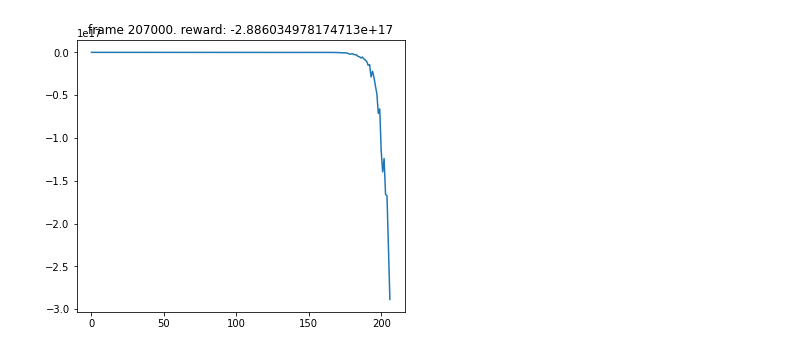
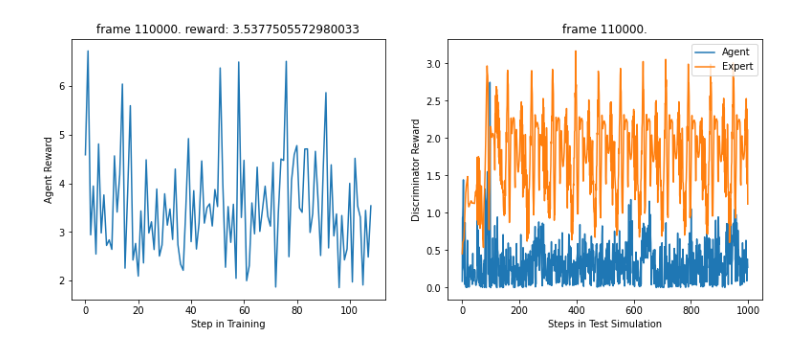
Before and after one commit to PacktPublishing/Hands-On-Generative-AI-with-Python-and-TensorFlow-2, a Jupyter notebook: Chapter_11/notebooks/GAIL.ipynb, the cells around one changed output. Drawn from its saved outputs; the diff is of its cells as text; code cells hidden in the pictures.

```diff
--- a/Chapter_11/notebooks/GAIL.ipynb
+++ b/Chapter_11/notebooks/GAIL.ipynb
@@ -50,3 +70,0 @@ mujuco_hopper_tf = tf.data.Dataset.from_generator(
-# %%
-import gym
-env = gym.make('Hopper-v2')
@@ -189,7 +200,8 @@ def ppo_iteration(mini_batch_size, observations, actions, returns, advantages):
 # %%
 class Discriminator(tf.keras.Model):
 
-    def __init__(self, name='discriminator', dim_actions=3, num_layers=2, num_units=100, lr=3e-4, **kwargs):
+    def __init__(self, name='discriminator', dim_actions=3, num_layers=2, num_units=100,
+                 lr=3e-2, **kwargs):
         super().__init__(name=name, **kwargs)
         self._dim_actions = dim_actions
         self._num_layers = num_layers
@@ -198,7 +210,8 @@ class Discriminator(tf.keras.Model):
         for l in range(self._num_layers):
             self._layers.append(tf.keras.layers.Dense(
                                           self._num_units,
-                                          activation=tf.nn.tanh))
+                                          activation=tf.nn.relu))
+            self._layers.append(tf.keras.layers.BatchNormalization())
         self._layers.append(tf.keras.layers.Dense(
                                           1,
                                           activation=None))
@@ -219,7 +232,7 @@ class Discriminator(tf.keras.Model):
         return -1*tf.squeeze(tf.math.log(tf.sigmoid(self.call(x))))
 
     def loss(self, x):
-        expert_out, policy_out = tf.split(self.call(x), num_or_size_splits=2, axis=0)
+        expert_out, policy_out = tf.sigmoid(tf.split(self.call(x), num_or_size_splits=2, axis=0))
         return (tf.nn.sigmoid_cross_entropy_with_logits(tf.ones_like(policy_out), policy_out)
                      + tf.nn.sigmoid_cross_entropy_with_logits(tf.zeros_like(expert_out), expert_out))
 
@@ -274,39 +294,30 @@ def test_env(model, vis=False):
         total_reward += reward
     return total_reward
 # %%
-ppo_hidden_size           = 256
-discriminator_hidden_size = 256
+ppo_hidden_size           = 32
+discriminator_hidden_size = 32
 lr                        = 3e-4
-num_steps                 = 200
-mini_batch_size           = 5
+num_steps                 = 1000
+mini_batch_size           = 50
 ppo_epochs                = 5
-threshold_reward          = -200
 
 max_frames = 100000000
 frame_idx  = 0
 test_rewards = []
 # %%
-import numpy as np
 ob_shape = list(env.observation_space.shape)
 ac_shape = list(env.action_space.shape)
 
 tf.compat.v1.logging.set_verbosity(tf.compat.v1.logging.WARN)
 
+ob = env.reset()
 
-ob = env.reset()
-early_stop = False
-
-
-ppo = PPO()
-
-discriminator = Discriminator()
-
+ppo = PPO(lr=lr, num_units=ppo_hidden_size)
+discriminator = Discriminator(lr=lr, num_units=discriminator_hidden_size)
 
 i_update = 0
-state = env.reset()
-early_stop = False
 
-while frame_idx < max_frames and not early_stop:
+while frame_idx < max_frames:
     i_update += 1
 
     values    = []
@@ -319,51 +330,52 @@ while frame_idx < max_frames and not early_stop:
     for _ in range(num_steps):
         ob = tf.reshape(tf.convert_to_tensor(ob), (1,11))
         ac = ppo.get_action(ob)
-        ac = tf.reshape(tf.convert_to_tensor(ac), (1, 3))
+        ac = tf.reshape(tf.convert_to_tensor(ac), (3, 1))
         next_ob, _, done, _ = env.step(ac)
-        #print(np.concatenate([ob, ac],axis=1))
-        reward = discriminator.get_reward(np.concatenate([ob, ac], axis=1))
-        #print(reward)
+        reward = discriminator.get_reward(np.concatenate([ob, tf.transpose(ac)], axis=1))
         value = ppo.get_value(ob)
         values.append(value)
         rewards.append(reward)
         masks.append((1-done))
 
         obs.append(ob)
-        acs.append(ac)
+        acs.append(np.transpose(ac))
 
         ob = next_ob
         frame_idx += 1
 
-        if frame_idx % 1000 == 0:
+        if frame_idx % 1000 == 0 and i_update > 1:
             test_reward = np.mean([test_env(ppo) for _ in range(10)])
             test_rewards.append(test_reward)
-            plot(frame_idx, test_rewards)
+            plot(frame_idx, test_rewards, discriminator.get_reward(policy_ob_ac),
+                 discriminator.get_reward(expert_ob_ac))
 
     next_ob = tf.reshape(tf.convert_to_tensor(next_ob), (1,11))
+
     next_value = ppo.get_value(next_ob)
     returns = compute_gae(next_value, rewards, masks, values)
 
     returns = np.concatenate(returns)
     values = np.concatenate(values)
     obs = np.concatenate(obs)
     acs = np.concatenate(acs)
     advantages = returns - values
 
     # Policy Update
     if i_update % 3 == 0:
         ppo.update_policy()
         for _ in range(ppo_epochs):
-            for ob_batch, ac_batch, return_batch, adv_batch in ppo_iteration(mini_batch_size, obs, acs, returns, advantages):
+            for ob_batch, ac_batch, return_batch, adv_batch in \
+            ppo_iteration(mini_batch_size, obs, acs, returns, advantages):
                 ppo.train_policy(ac_batch, ob_batch, adv_batch, return_batch)
 
     # Discriminator Update
-    expert_samples = np.random.randint(0, mujoco_hopper_np['acs'].shape[0], 1)
+    expert_samples = np.random.randint(0, mujoco_hopper_np['acs'].shape[1], 1)
     expert_ob_ac = np.concatenate([
         mujoco_hopper_np['obs'][expert_samples,:num_steps,:].reshape(num_steps,11),
         mujoco_hopper_np['acs'][expert_samples,:num_steps,:].reshape(num_steps,3)
     ],1)
     policy_ob_ac = np.concatenate([obs, acs], 1)
     discriminator.train_discriminator(np.concatenate([expert_ob_ac, policy_ob_ac], axis=0))
 # %% [output]
-[figure, old version]
+[figure, new version]
```
Also changed, not shown: parts of 30 cells of this notebook.
